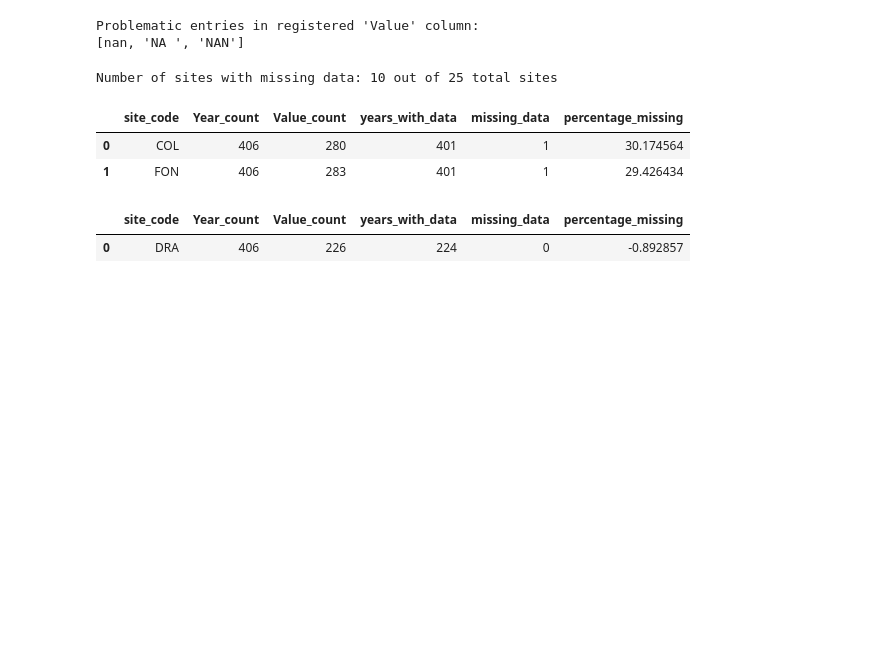
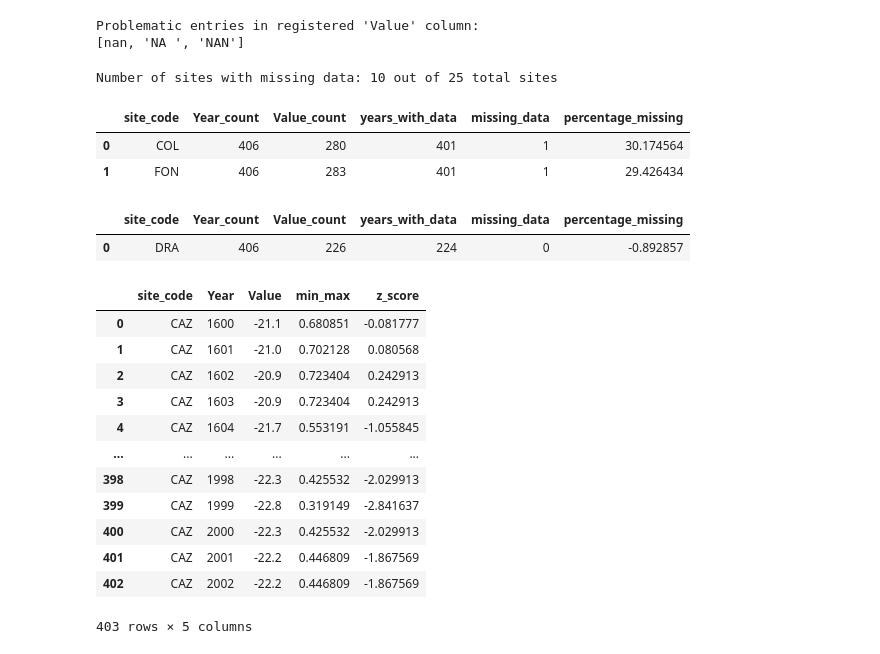
Before and after one commit to Bismont/Tarea1_Alfredo_Debany_Oswaldo, a Jupyter notebook: Testing.ipynb, the cells around one changed output. Saved outputs shown, nothing was run; the diff lists cells and outputs as text; code cells hidden in the pictures; blank space fills up the shorter version.

Commit message:
Min max and Z score standarditazion added for POE and CAZ

```diff
--- a/Testing.ipynb
+++ b/Testing.ipynb
@@ -153,3 +153,28 @@ for i in l_no_problem:
     aux = df_data[df_data['site_code'] == i].reset_index(drop=True)
     fig = px.line(aux, x='Year', y='Value', title=f'Site code: {i}')
     fig.show()
+# %%
+# Standarization of SER and POE Site codes
+df_caz = df_data[(df_data['site_code'] == 'CAZ ') & (df_data['Value'].notna())].reset_index(drop=True)
+df_caz['min_max'] = (df_caz['Value'] - df_caz['Value'].min()) / (df_caz['Value'].max() - df_caz['Value'].min())
+df_caz['z_score'] = (df_caz['Value'] - df_caz['Value'].mean()) / df_caz['Value'].std(ddof=0)
+
+df_poe = df_data[(df_data['site_code'] == 'POE ') & (df_data['Value'].notna())].reset_index(drop=True)
+df_poe['min_max'] = (df_poe['Value'] - df_poe['Value'].min()) / (df_poe['Value'].max() - df_poe['Value'].min())
+df_poe['z_score'] = (df_poe['Value'] - df_poe['Value'].mean()) / df_poe['Value'].std(ddof=0)
+
+df_caz
+# %% [output]
+|  | site_code | Year | Value | min_max | z_score |
+| 0 | CAZ | 1600 | -21.1 | 0.680851 | -0.081777 |
+| 1 | CAZ | 1601 | -21.0 | 0.702128 | 0.080568 |
+| 2 | CAZ | 1602 | -20.9 | 0.723404 | 0.242913 |
+| 3 | CAZ | 1603 | -20.9 | 0.723404 | 0.242913 |
+| 4 | CAZ | 1604 | -21.7 | 0.553191 | -1.055845 |
+| ... | ... | ... | ... | ... | ... |
+| 398 | CAZ | 1998 | -22.3 | 0.425532 | -2.029913 |
+| 399 | CAZ | 1999 | -22.8 | 0.319149 | -2.841637 |
+| 400 | CAZ | 2000 | -22.3 | 0.425532 | -2.029913 |
+| 401 | CAZ | 2001 | -22.2 | 0.446809 | -1.867569 |
+| 402 | CAZ | 2002 | -22.2 | 0.446809 | -1.867569 |
+403 rows × 5 columns
```
Also changed, not shown: parts of 2 cells of this notebook, 1 other file.
